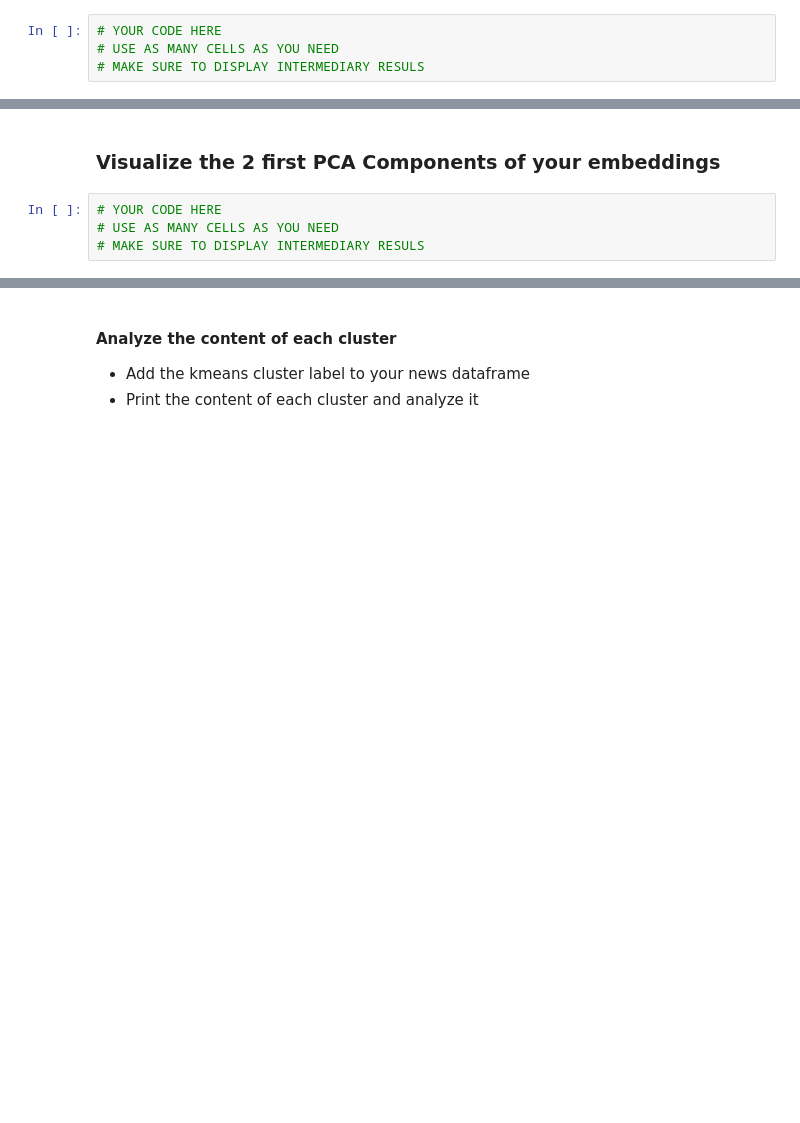
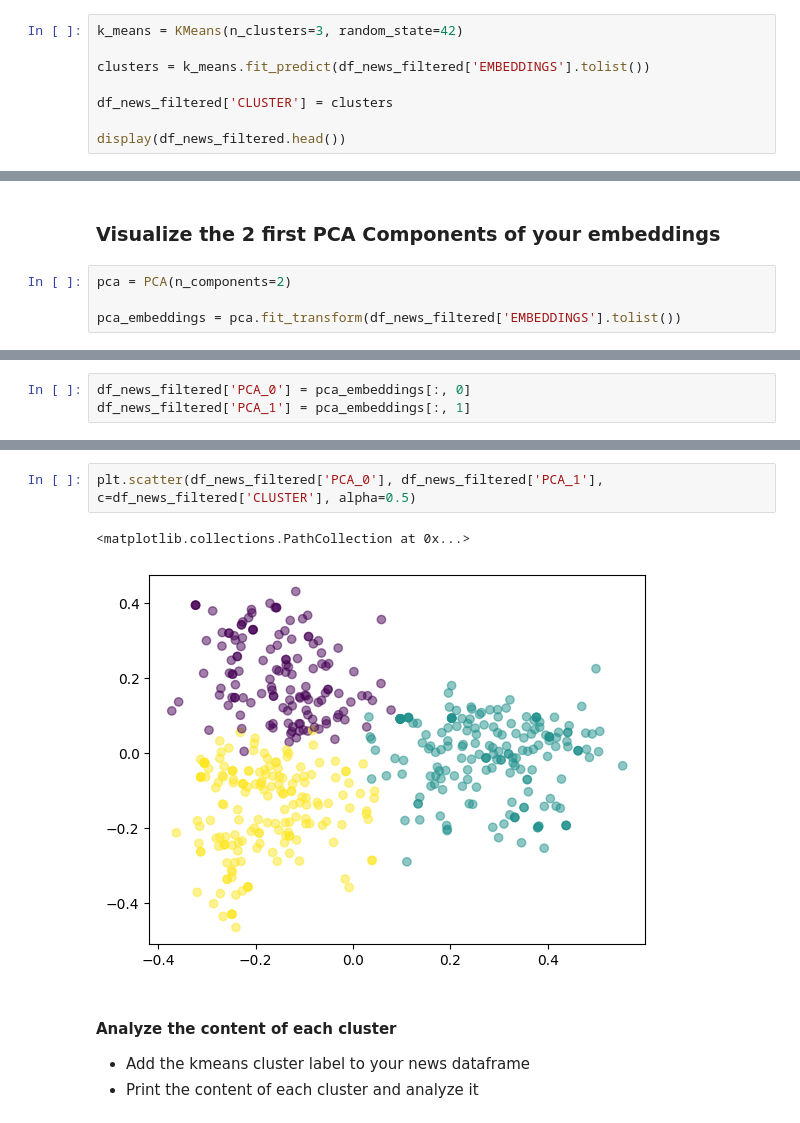
Before and after one commit to ludanortmun/itesm-mna-fintech, a Jupyter notebook: notebooks/news_embeddings_sp500_a01795197.ipynb, the cells around one changed output, grey strips where cells are left out. Cells and saved outputs as stored; diff of their text form; blank space fills up the shorter version.

```diff
--- a/notebooks/news_embeddings_sp500_a01795197.ipynb
+++ b/notebooks/news_embeddings_sp500_a01795197.ipynb
@@ -236,6 +208,10 @@ n_clusters = 6, silhouette score = 0.0254
 # %% [markdown]
 #### Cluster the embeddings using 3 clusters (k=3)
 # %%
-# YOUR CODE HERE
-# USE AS MANY CELLS AS YOU NEED
-# MAKE SURE TO DISPLAY INTERMEDIARY RESULS
+k_means = KMeans(n_clusters=3, random_state=42)
+
+clusters = k_means.fit_predict(df_news_filtered['EMBEDDINGS'].tolist())
+
+df_news_filtered['CLUSTER'] = clusters
+
+display(df_news_filtered.head())
@@ -242,6 +225,6 @@ n_clusters = 6, silhouette score = 0.0254
 # %% [markdown]
 ### Visualize the 2 first PCA Components of your embeddings
 # %%
-# YOUR CODE HERE
-# USE AS MANY CELLS AS YOU NEED
-# MAKE SURE TO DISPLAY INTERMEDIARY RESULS
+pca = PCA(n_components=2)
+
+pca_embeddings = pca.fit_transform(df_news_filtered['EMBEDDINGS'].tolist())
@@ -247,0 +239,3 @@ n_clusters = 6, silhouette score = 0.0254
+# %%
+df_news_filtered['PCA_0'] = pca_embeddings[:, 0]
+df_news_filtered['PCA_1'] = pca_embeddings[:, 1]
@@ -248,3 +251,8 @@ n_clusters = 6, silhouette score = 0.0254
+# %%
+plt.scatter(df_news_filtered['PCA_0'], df_news_filtered['PCA_1'], c=df_news_filtered['CLUSTER'], alpha=0.5)
+# %% [output]
+<matplotlib.collections.PathCollection at 0x...>
+[figure, added]
 # %% [markdown]
 #### Analyze the content of each cluster
 - Add the kmeans cluster label to your news dataframe
```
Also changed, not shown: parts of 16 cells of this notebook.
